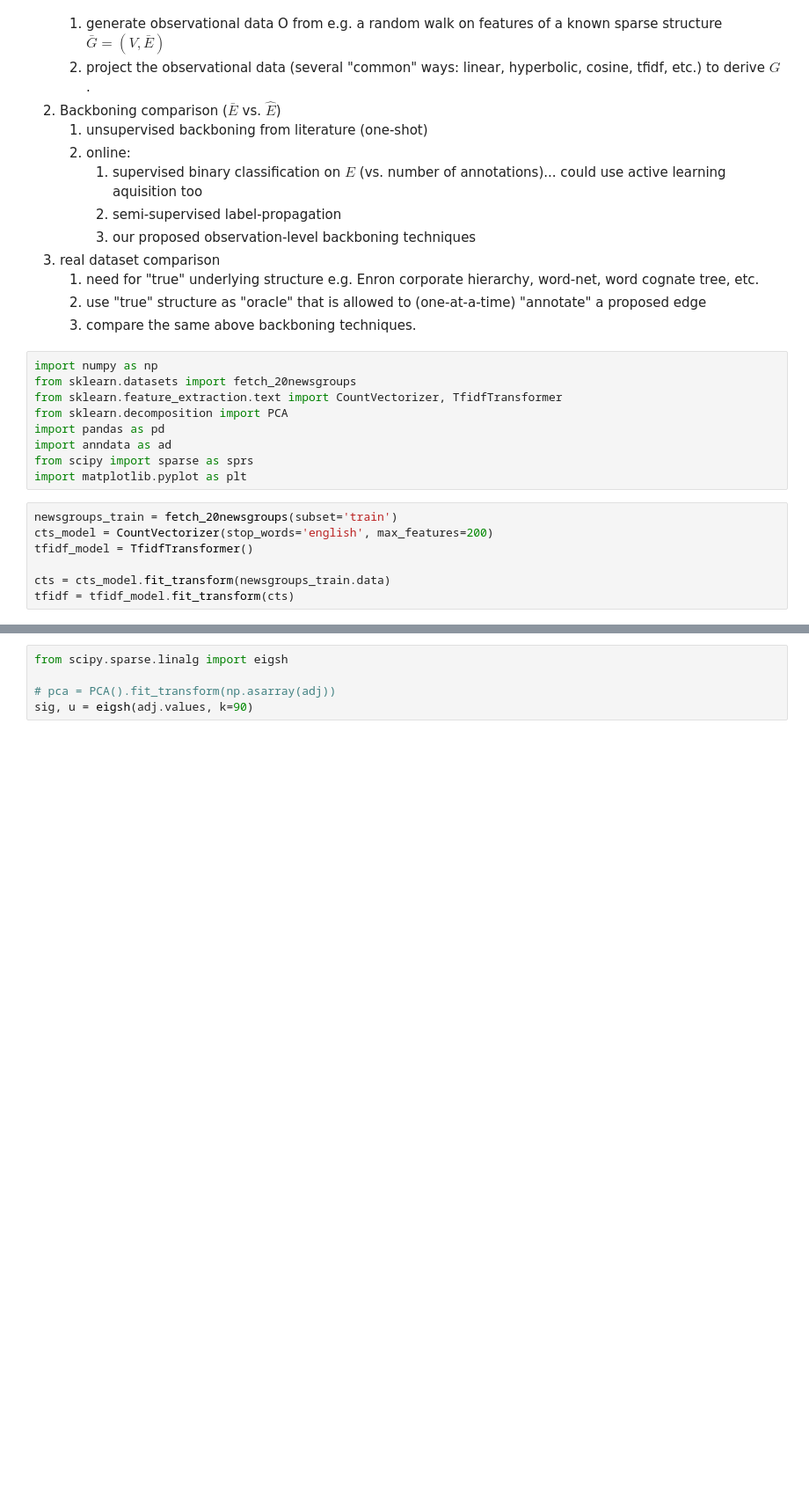
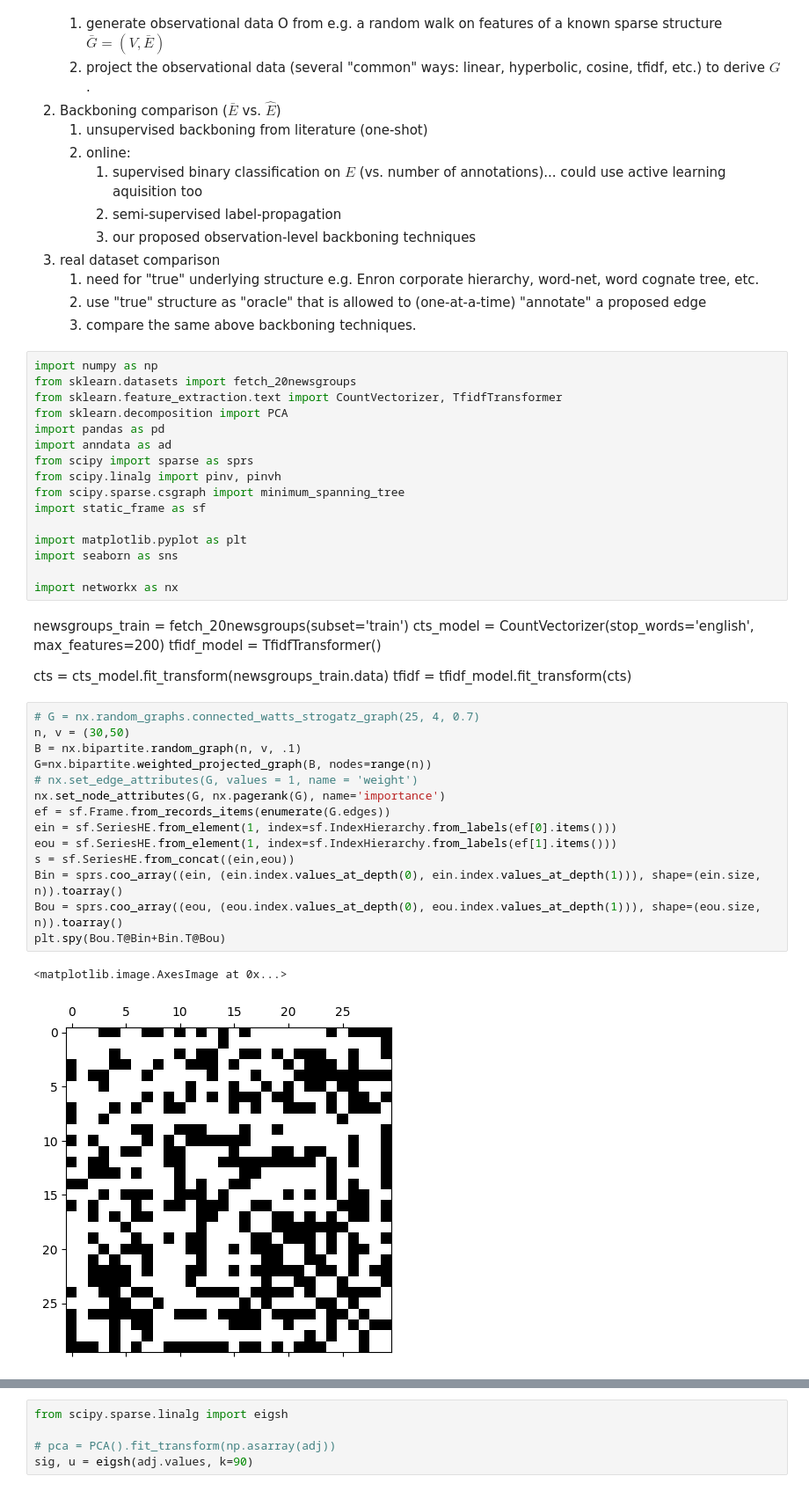
Before and after one commit to usnistgov/affinis, a Jupyter notebook: docs/observation-MSTs.ipynb, the cells around one changed output, grey strips where cells are left out. Shown at 88% size. Saved outputs shown, nothing was run; the diff lists cells and outputs as text; blank space fills up the shorter version.

```diff
--- a/docs/observation-MSTs.ipynb
+++ b/docs/observation-MSTs.ipynb
@@ -87,11 +87,35 @@ from sklearn.decomposition import PCA
 import pandas as pd
 import anndata as ad
 from scipy import sparse as sprs
+from scipy.linalg import pinv, pinvh
+from scipy.sparse.csgraph import minimum_spanning_tree
+import static_frame as sf
+
 import matplotlib.pyplot as plt
+import seaborn as sns
+
+import networkx as nx
-# %%
-newsgroups_train = fetch_20newsgroups(subset='train')
-cts_model = CountVectorizer(stop_words='english', max_features=200)
-tfidf_model = TfidfTransformer()
-
-cts = cts_model.fit_transform(newsgroups_train.data)
-tfidf = tfidf_model.fit_transform(cts)
+# %% [markdown]
+newsgroups_train = fetch_20newsgroups(subset='train')
+cts_model = CountVectorizer(stop_words='english', max_features=200)
+tfidf_model = TfidfTransformer()
+
+cts = cts_model.fit_transform(newsgroups_train.data)
+tfidf = tfidf_model.fit_transform(cts)
+# %%
+# G = nx.random_graphs.connected_watts_strogatz_graph(25, 4, 0.7)
+n, v = (30,50)
+B = nx.bipartite.random_graph(n, v, .1)
+G=nx.bipartite.weighted_projected_graph(B, nodes=range(n))
+# nx.set_edge_attributes(G, values = 1, name = 'weight')
+nx.set_node_attributes(G, nx.pagerank(G), name='importance')
+ef = sf.Frame.from_records_items(enumerate(G.edges))
+ein = sf.SeriesHE.from_element(1, index=sf.IndexHierarchy.from_labels(ef[0].items()))
+eou = sf.SeriesHE.from_element(1, index=sf.IndexHierarchy.from_labels(ef[1].items()))
+s = sf.SeriesHE.from_concat((ein,eou))
+Bin = sprs.coo_array((ein, (ein.index.values_at_depth(0), ein.index.values_at_depth(1))), shape=(ein.size, n)).toarray()
+Bou = sprs.coo_array((eou, (eou.index.values_at_depth(0), eou.index.values_at_depth(1))), shape=(eou.size, n)).toarray()
+plt.spy(Bou.T@Bin+Bin.T@Bou)
+# %% [output]
+<matplotlib.image.AxesImage at 0x...>
+[figure, added]
```
Also changed, not shown: parts of 14 cells of this notebook, 4 other files.
